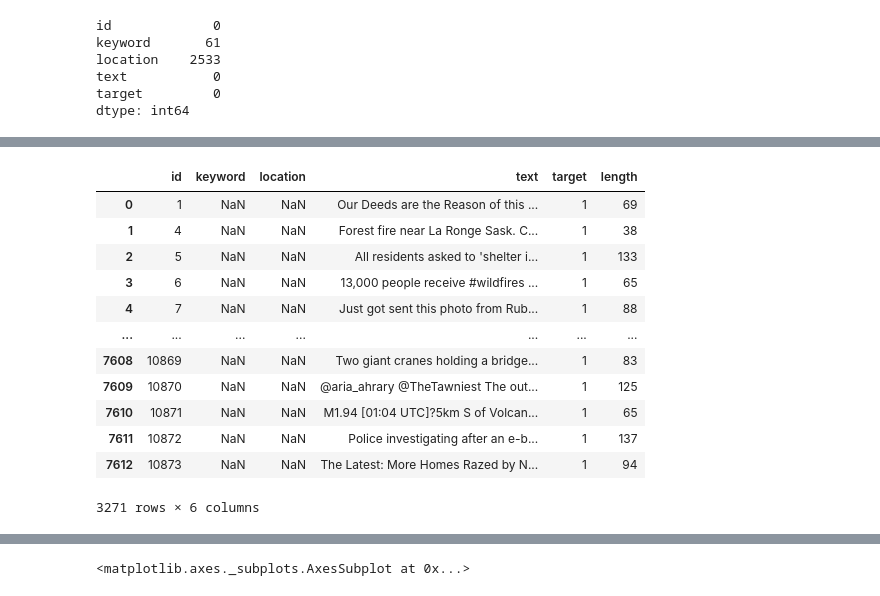
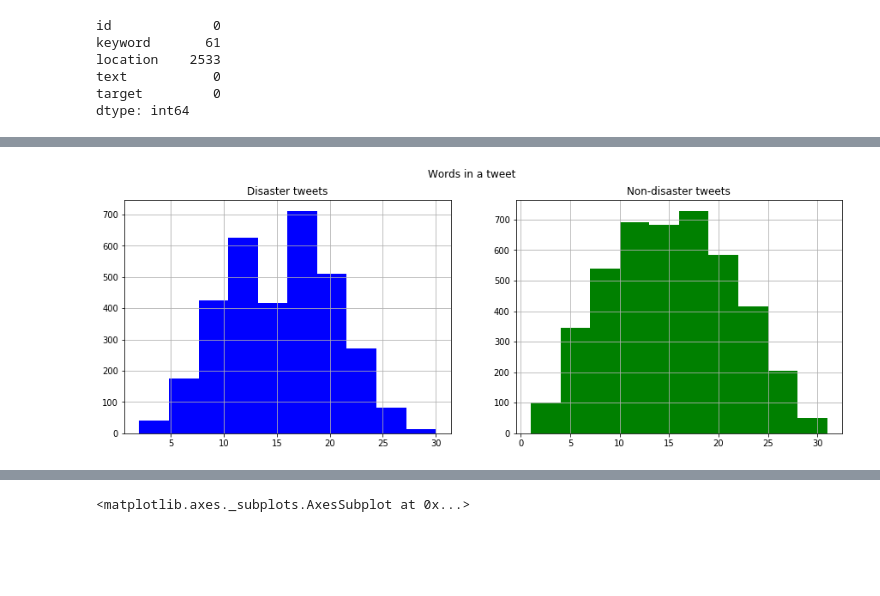
Before and after one commit to 9839vikram/NLP_With_Disaster_Tweets, a Jupyter notebook: NLP.ipynb, the cells around one changed output, grey strips where cells are left out. Cells and saved outputs as stored; diff of their text form; code cells hidden in the pictures; blank space fills up the shorter version.

```diff
--- a/NLP.ipynb
+++ b/NLP.ipynb
@@ -44 +56,15 @@ plt.show()
+# %%
+fig,(ax1,ax2)=plt.subplots(1,2,figsize=(15,5))
+dis_tweet=df1[df1['target']==1]['words_count']
+ax1.hist(dis_tweet,color='blue')
+ax1.set_title('Disaster tweets')
+ax1.grid()
+nondis_tweet=df1[df1['target']==0]['words_count']
+ax2.hist(nondis_tweet,color='green')
+ax2.set_title('Non-disaster tweets')
+ax2.grid()
+fig.suptitle('Words in a tweet')
+plt.show()
+# %% [output]
+[figure, added]
 # %%
@@ -46,16 +71,0 @@ train_disater = df1[df1['target'] == 1]
-# %%
-train_disater
-# %% [output]
-|  | id | keyword | location | text | target | length |
-| 0 | 1 | NaN | NaN | Our Deeds are the Reason of this ... | 1 | 69 |
-| 1 | 4 | NaN | NaN | Forest fire near La Ronge Sask. C... | 1 | 38 |
-| 2 | 5 | NaN | NaN | All residents asked to 'shelter i... | 1 | 133 |
-| 3 | 6 | NaN | NaN | 13,000 people receive #wildfires ... | 1 | 65 |
-| 4 | 7 | NaN | NaN | Just got sent this photo from Rub... | 1 | 88 |
-| ... | ... | ... | ... | ... | ... | ... |
-| 7608 | 10869 | NaN | NaN | Two giant cranes holding a bridge... | 1 | 83 |
-| 7609 | 10870 | NaN | NaN | @aria_ahrary @TheTawniest The out... | 1 | 125 |
-| 7610 | 10871 | NaN | NaN | M1.94 [01:04 UTC]?5km S of Volcan... | 1 | 65 |
-| 7611 | 10872 | NaN | NaN | Police investigating after an e-b... | 1 | 137 |
-| 7612 | 10873 | NaN | NaN | The Latest: More Homes Razed by N... | 1 | 94 |
-3271 rows × 6 columns
```
Also changed, not shown: parts of 9 cells of this notebook, 2 other files.
